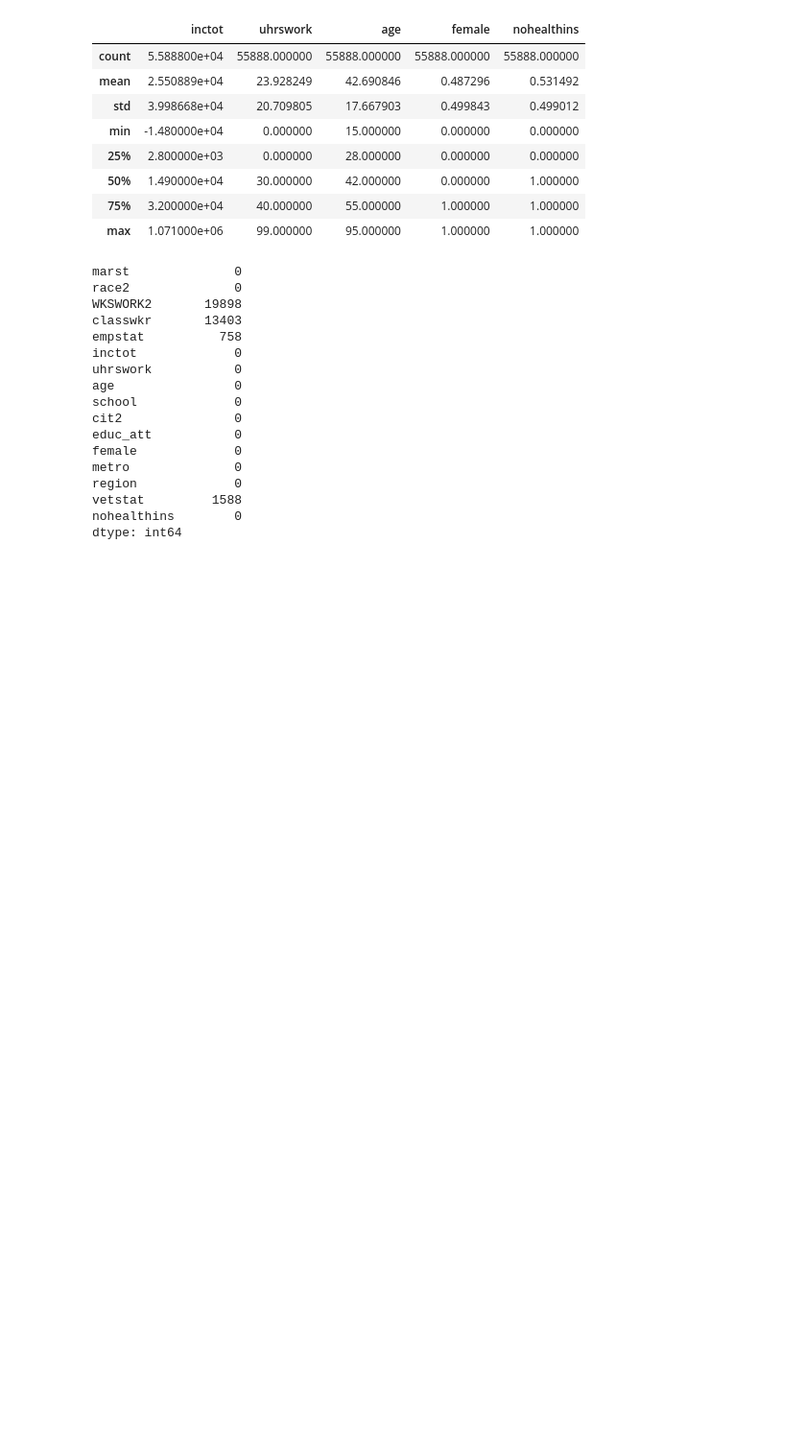
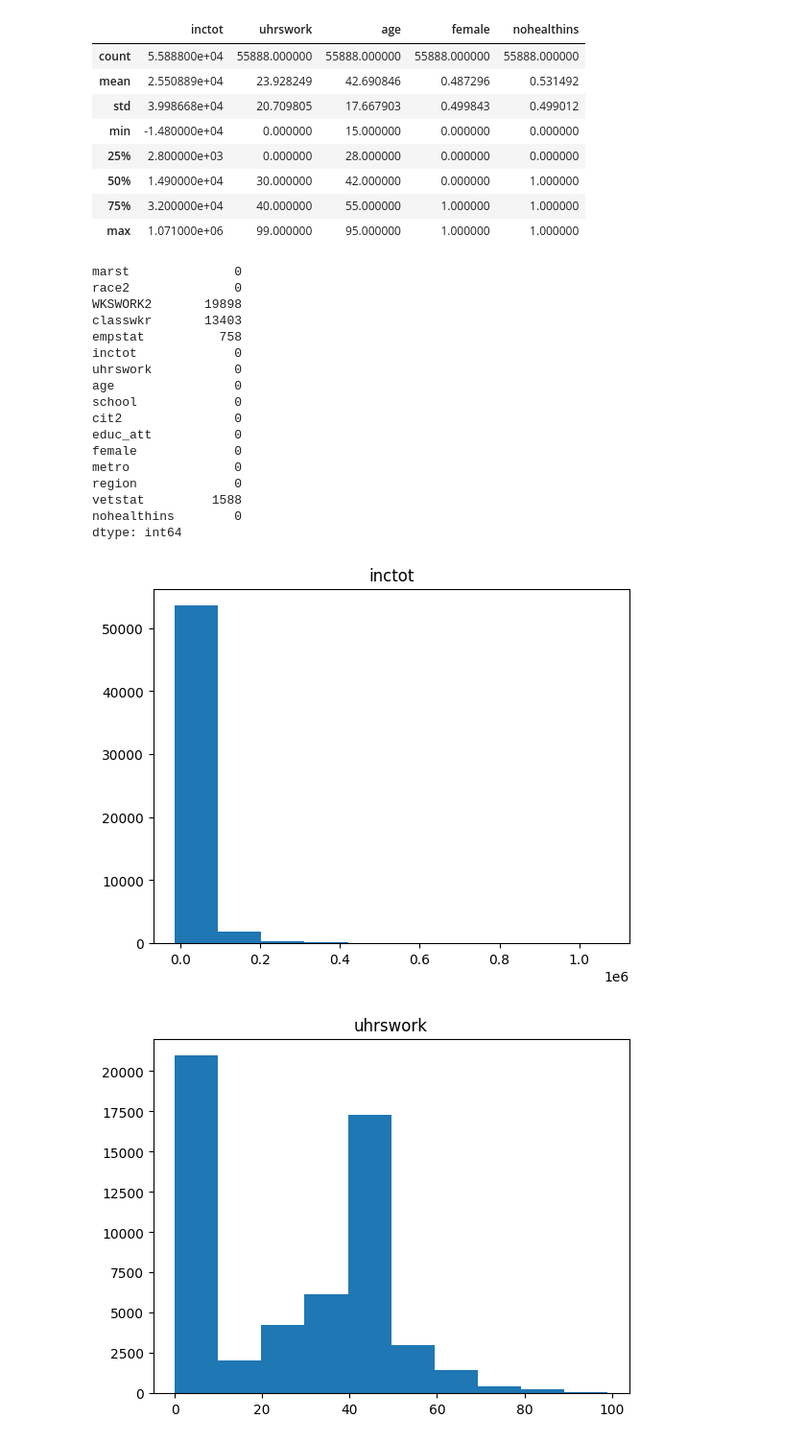
Before and after one commit to HiwaTase/Machine-Learning, a Jupyter notebook: Untitled1.ipynb, the cells around one changed output. Shown: that part at 96% size. Drawn from its saved outputs; the diff is of its cells as text; code cells hidden in the pictures; blank space fills up the shorter version.

```diff
--- a/Untitled1.ipynb
+++ b/Untitled1.ipynb
@@ -73,13 +75,13 @@ Name: count, dtype: int64
 # %%
-train_df = pd.concat([X_train, y_train], axis=1)
+train_set = pd.concat([X_train, y_train], axis=1)
 
 
 print("Training set info:")
-train_df.info()
+train_set.info()
 
 
 print("\nTraining set description:")
-train_df.describe()
+train_set.describe()
 # %% [output]
 Training set info:
 <class 'pandas.core.frame.DataFrame'>
@@ -132,12 +134,13 @@ nohealthins        0
 dtype: int64
 # %%
 # Drop the specified columns
-train_df.drop(["WKSWORK2", "classwkr", "empstat", "vetstat"], axis=1)
+train_set1=train_set.drop(["WKSWORK2", "classwkr", "empstat", "vetstat"], axis=1)
 # %%
 
 columns_fill = ["inctot", "uhrswork", "age"]
 
 
+##Methods1:
 for column in columns_fill:
-    median_value = train_df[column].median()
-    train_df[column].fillna(median_value, inplace=True)
+    median_value = train_set1[column].mean()
+    train_set1[column].fillna(median_value, inplace=True)
@@ -143,0 +157,16 @@ for column in columns_fill:
+# %%
+#train_set1.head()
+#train_set1[['inctot','uhrswork','age']].hist
+
+import matplotlib.pyplot as plt
+
+columns_to_plot = ['inctot', 'uhrswork', 'age']
+
+for column in columns_to_plot:
+    plt.figure()
+    plt.hist(train_set1[column].values, bins=10)
+    plt.title(column)
+    plt.show()
+# %% [output]
+[figure, added]
+[figure, added]
```
Also changed, not shown: parts of 9 cells of this notebook.
